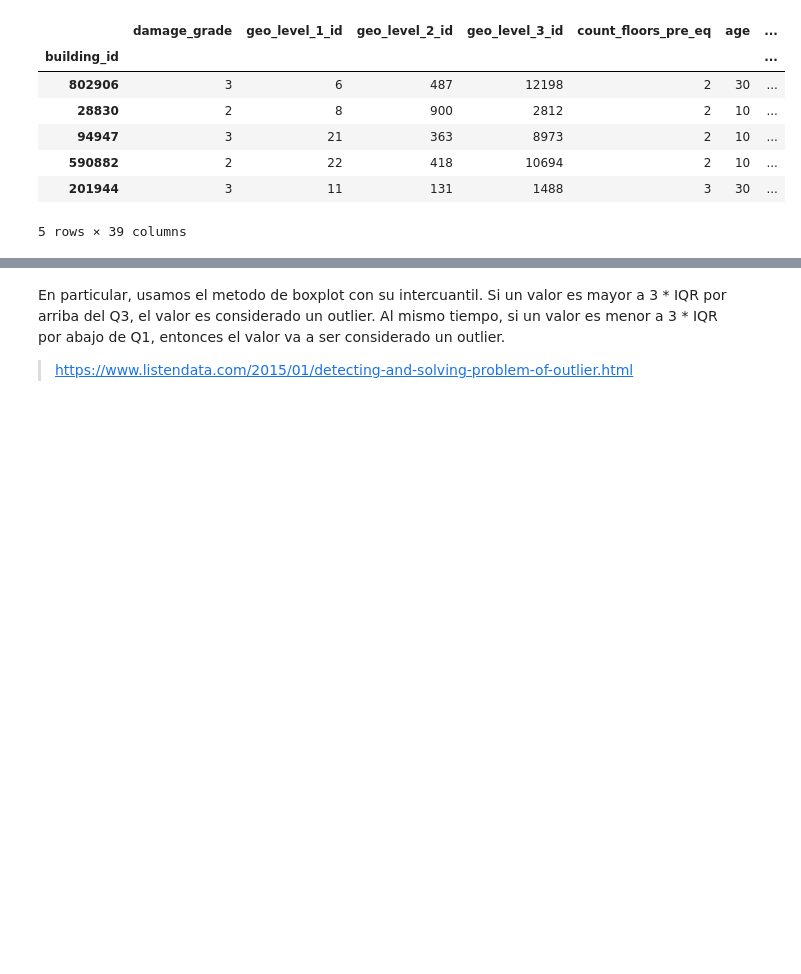
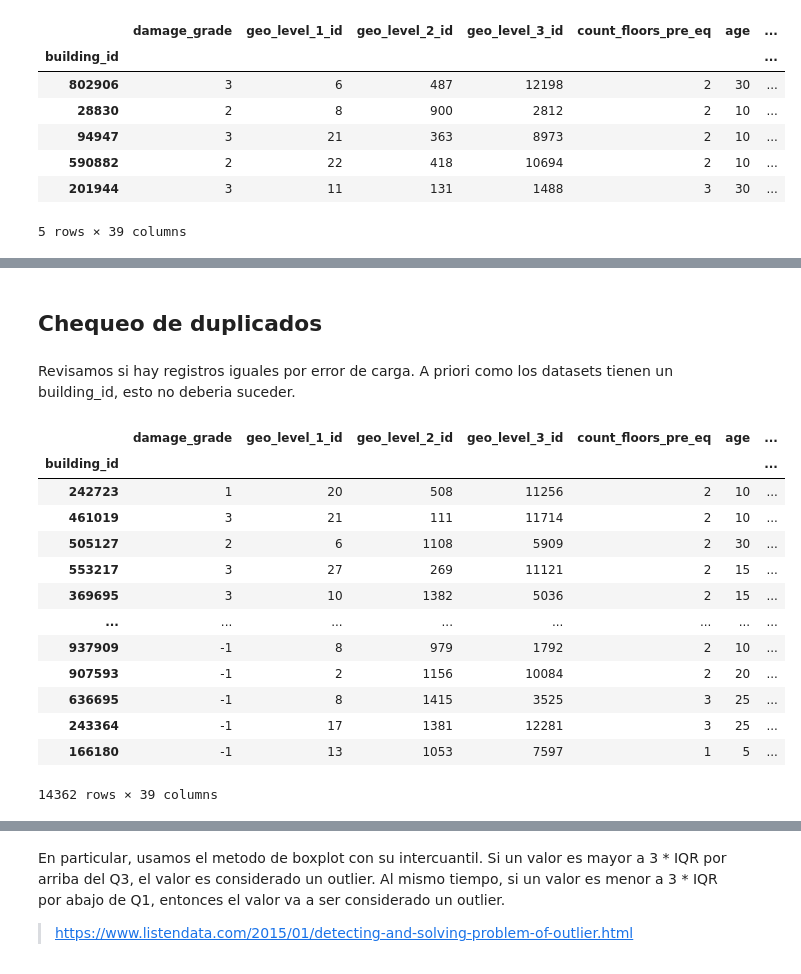
Before and after one commit to FacuMastri/richters-predictor-earthquake, a Jupyter notebook: tp2/limpieza-de-datos.ipynb, the cells around one changed output, grey strips where cells are left out. Cells and saved outputs as stored; diff of their text form; code cells hidden in the pictures; blank space fills up the shorter version.

Commit message:
Agrego chequeo de duplicados

```diff
--- a/tp2/limpieza-de-datos.ipynb
+++ b/tp2/limpieza-de-datos.ipynb
@@ -42,8 +42,8 @@ df_train.head(1)
 | 802906 | 3 | 6 | 487 | 12198 | 2 | 30 | ... |
 1 rows × 39 columns
 # %%
-train_test = df_train.append(df_test, ignore_index=False, sort=False)
-train_test.shape
+df_train_test = df_train.append(df_test, ignore_index=False, sort=False)
+df_train_test.shape
 # %% [output]
 (347469, 39)
 # %%
@@ -59,0 +82,22 @@ train_test.head()
+# %% [markdown]
+## Chequeo de duplicados
+# %% [markdown]
+Revisamos si hay registros iguales por error de carga. A priori como los datasets tienen un building_id, esto no deberia suceder.
+# %%
+posibles_duplicados = df_train_test[df_train_test.duplicated()]
+posibles_duplicados
+# %% [output]
+|  | damage_grade | geo_level_1_id | geo_level_2_id | geo_level_3_id | count_floors_pre_eq | age | ... |
+| building_id |  |  |  |  |  |  | ... |
+| 242723 | 1 | 20 | 508 | 11256 | 2 | 10 | ... |
+| 461019 | 3 | 21 | 111 | 11714 | 2 | 10 | ... |
+| 505127 | 2 | 6 | 1108 | 5909 | 2 | 30 | ... |
+| 553217 | 3 | 27 | 269 | 11121 | 2 | 15 | ... |
+| 369695 | 3 | 10 | 1382 | 5036 | 2 | 15 | ... |
+| ... | ... | ... | ... | ... | ... | ... | ... |
+| 937909 | -1 | 8 | 979 | 1792 | 2 | 10 | ... |
+| 907593 | -1 | 2 | 1156 | 10084 | 2 | 20 | ... |
+| 636695 | -1 | 8 | 1415 | 3525 | 3 | 25 | ... |
+| 243364 | -1 | 17 | 1381 | 12281 | 3 | 25 | ... |
+| 166180 | -1 | 13 | 1053 | 7597 | 1 | 5 | ... |
+14362 rows × 39 columns
```
Also changed, not shown: parts of 38 cells of this notebook.
